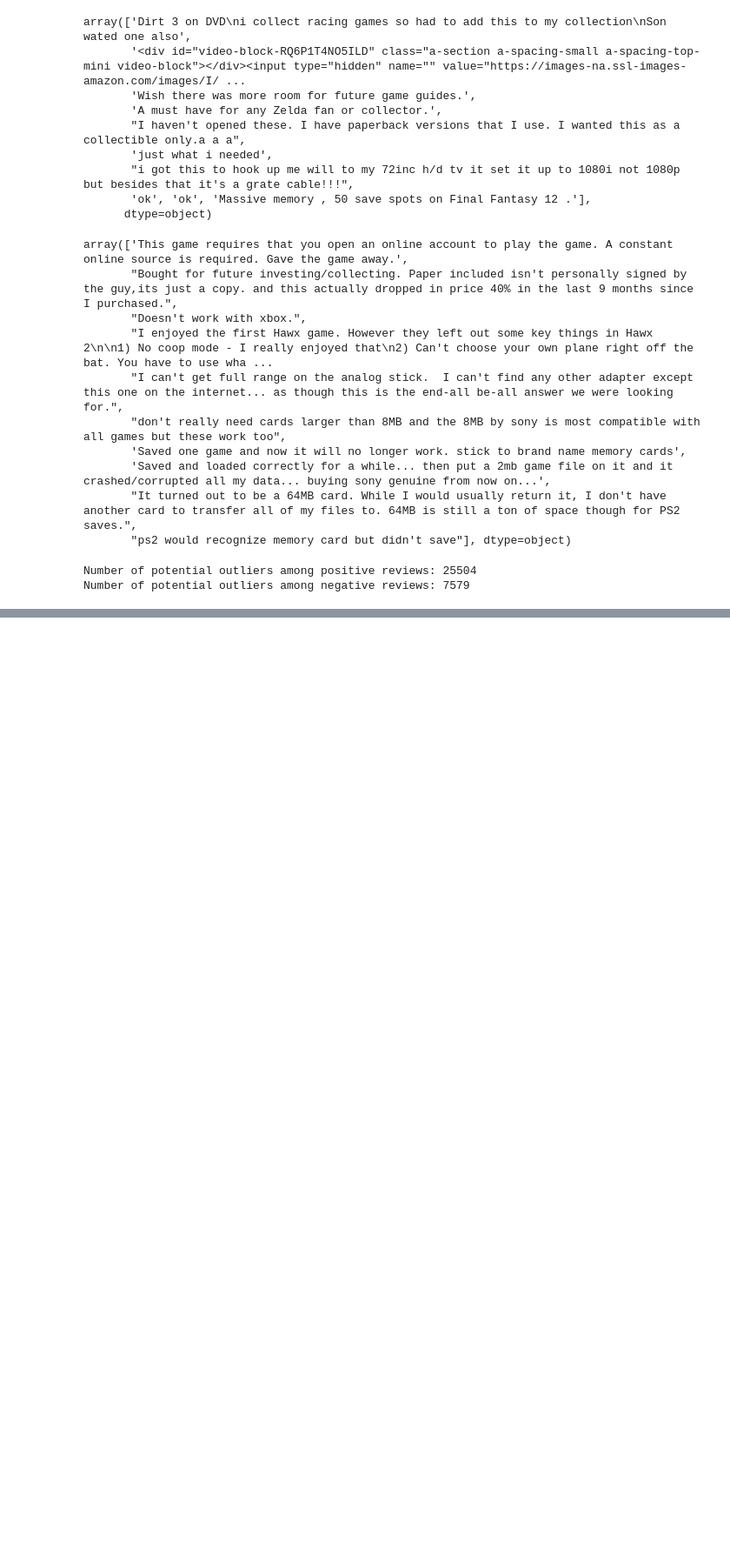
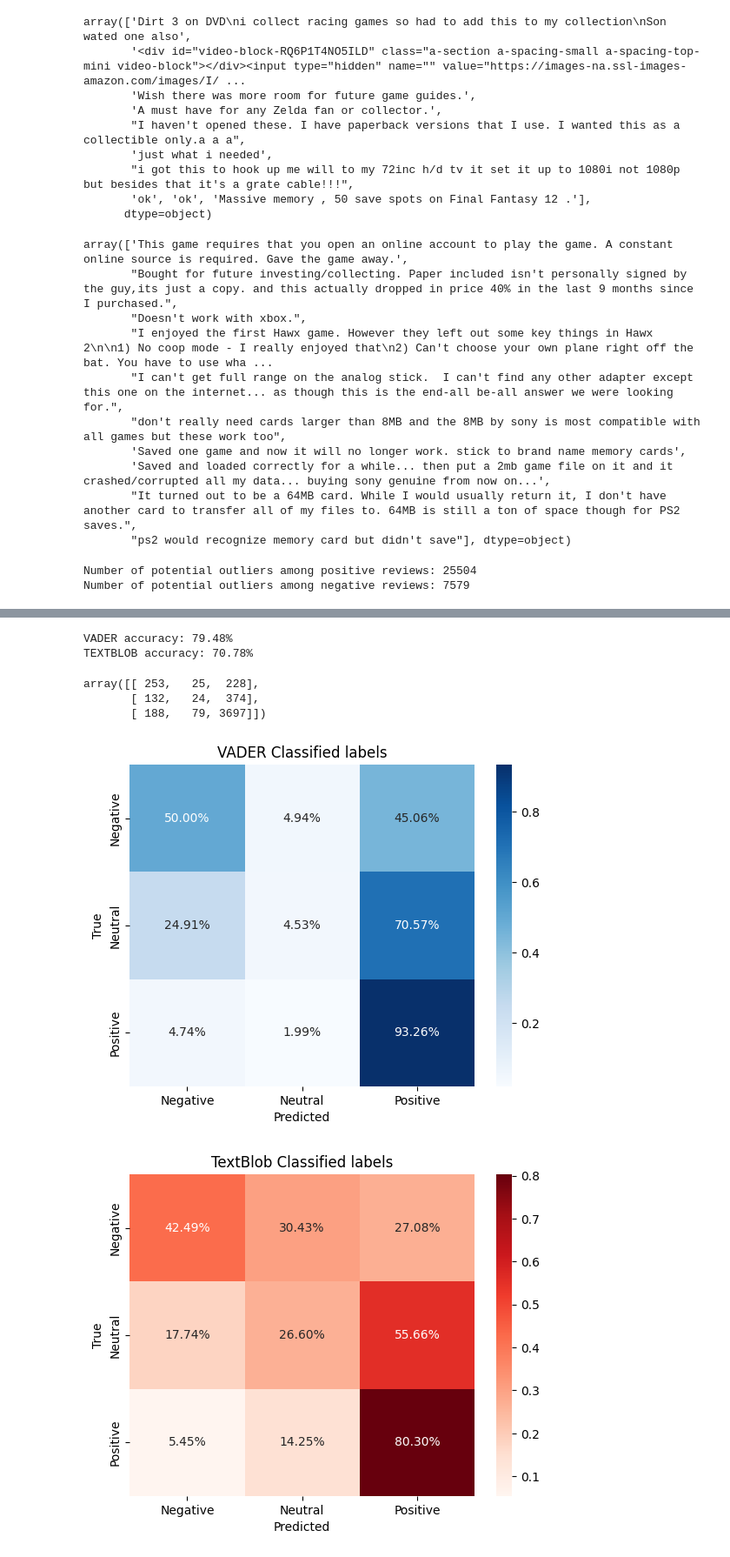
Before and after one commit to emreyurderiportfolio/Portfolio, a Jupyter notebook: Amazon_Reviews_Sentiment_Analysis/Sentiment_Analysis.ipynb, the cells around one changed output, grey strips where cells are left out. Shown at 87% size. Saved outputs shown, nothing was run; the diff lists cells and outputs as text; code cells hidden in the pictures; blank space fills up the shorter version.

Commit message:
sentiment_analysis_added

```diff
--- a/Amazon_Reviews_Sentiment_Analysis/Sentiment_Analysis.ipynb
+++ b/Amazon_Reviews_Sentiment_Analysis/Sentiment_Analysis.ipynb
@@ -485,0 +641,50 @@ data = data.drop(index=outlier_id2[0].values, axis=0)
+# %%
+data_orig_cm = data_sample[['label','VADER_Sentiment','TextBlob_Sentiment']].replace({'Positive': 1, 'Negative': -1, 'Neutral': 0})
+data_positive_cm = data_positive[['label','VADER_Sentiment','TextBlob_Sentiment']].replace({'Positive': 1, 'Negative': -1, 'Neutral': 0})
+data_negative_cm = data_negative[['label','VADER_Sentiment','TextBlob_Sentiment']].replace({'Positive': 1, 'Negative': -1, 'Neutral': 0})
+data_neutral_cm = data_neutral[['label','VADER_Sentiment','TextBlob_Sentiment']].replace({'Positive': 1, 'Negative': -1, 'Neutral': 0})
+
+data_orig_cm_cleaned = data_sample[['label','VADER_Sentiment_cleaned','TextBlob_Sentiment_cleaned']].replace({'Positive': 1, 'Negative': -1, 'Neutral': 0})
+data_positive_cm_cleaned = data_positive[['label','VADER_Sentiment_cleaned','TextBlob_Sentiment_cleaned']].replace({'Positive': 1, 'Negative': -1, 'Neutral': 0})
+data_negative_cm_cleaned = data_negative[['label','VADER_Sentiment_cleaned','TextBlob_Sentiment_cleaned']].replace({'Positive': 1, 'Negative': -1, 'Neutral': 0})
+data_neutral_cm_cleaned = data_neutral[['label','VADER_Sentiment_cleaned','TextBlob_Sentiment_cleaned']].replace({'Positive': 1, 'Negative': -1, 'Neutral': 0})
+# %%
+from sklearn.metrics import confusion_matrix, accuracy_score, precision_recall_fscore_support
+
+true_labels = data_orig_cm['label'].values
+vader_labels = data_orig_cm['VADER_Sentiment'].values
+textblob_labels = data_orig_cm['TextBlob_Sentiment'].values
+
+vader_cm = confusion_matrix(true_labels,vader_labels)
+textblob_cm = confusion_matrix(true_labels,textblob_labels)
+
+vader_accuracy = accuracy_score(true_labels,vader_labels)
+textblob_accuracy = accuracy_score(true_labels,textblob_labels)
+# %%
+print(f'VADER accuracy: {vader_accuracy:.2%}')
+print(f'TEXTBLOB accuracy: {textblob_accuracy:.2%}')
+# %% [output]
+VADER accuracy: 79.48%
+TEXTBLOB accuracy: 70.78%
+# %%
+vader_cm
+# %% [output]
+array([[ 253,   25,  228],
+       [ 132,   24,  374],
+       [ 188,   79, 3697]])
+# %%
+import seaborn as sns
+
+sns.heatmap(vader_cm/vader_cm.sum(axis=1, keepdims=True),annot=True,fmt=".2%", cmap='Blues',xticklabels=["Negative","Neutral","Positive"], yticklabels= ["Negative","Neutral","Positive"])
+plt.ylabel("True")
+plt.xlabel("Predicted")
+plt.title("VADER Classified labels")
+plt.show()
+sns.heatmap(textblob_cm/textblob_cm.sum(axis=1, keepdims=True),annot=True, fmt=".2%", cmap='Reds',xticklabels=["Negative","Neutral","Positive"], yticklabels= ["Negative","Neutral","Positive"])
+plt.ylabel("True")
+plt.xlabel("Predicted")
+plt.title("TextBlob Classified labels")
+plt.show()
+# %% [output]
+[figure, added]
+[figure, added]
```
Also changed, not shown: parts of 14 cells of this notebook.
